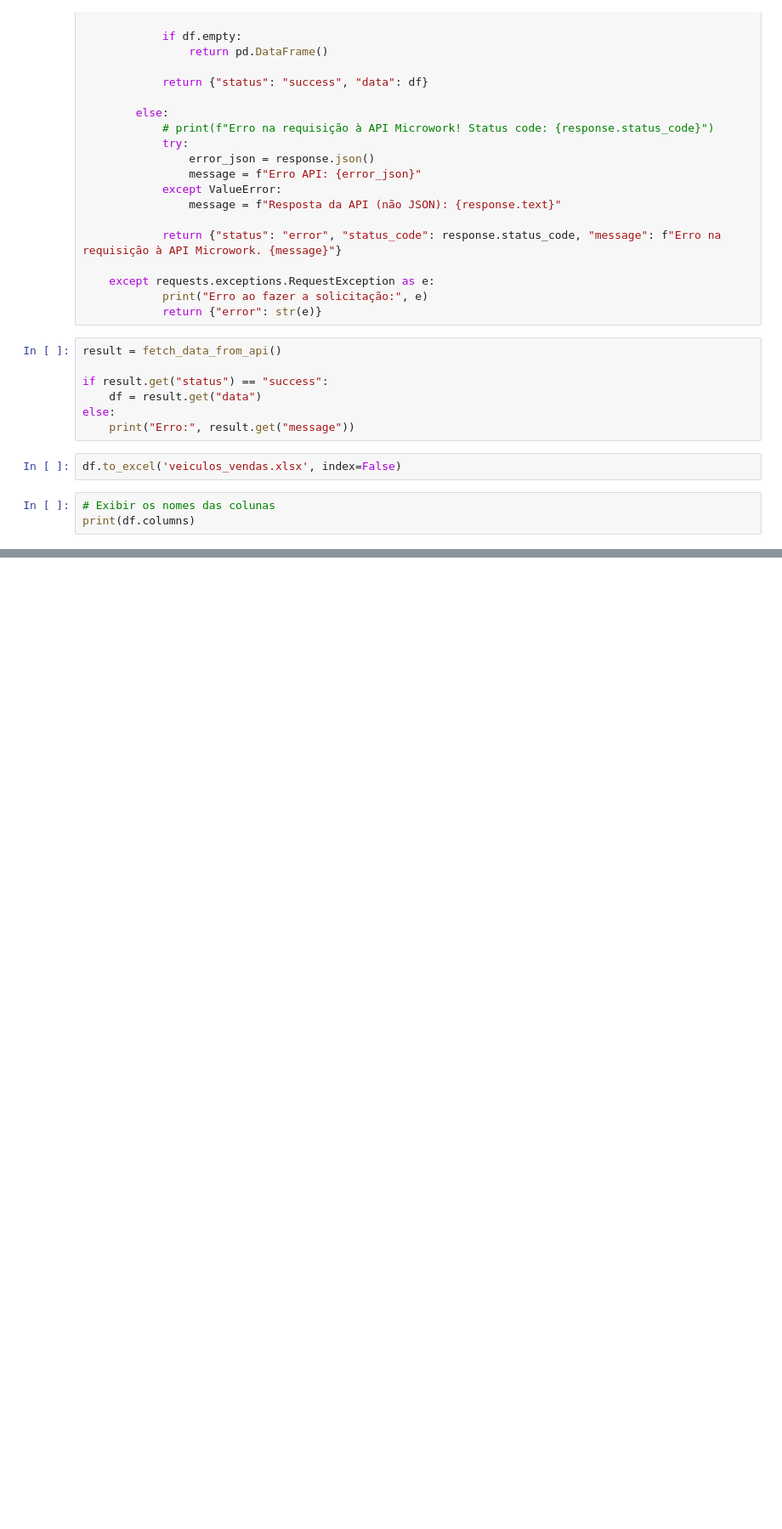
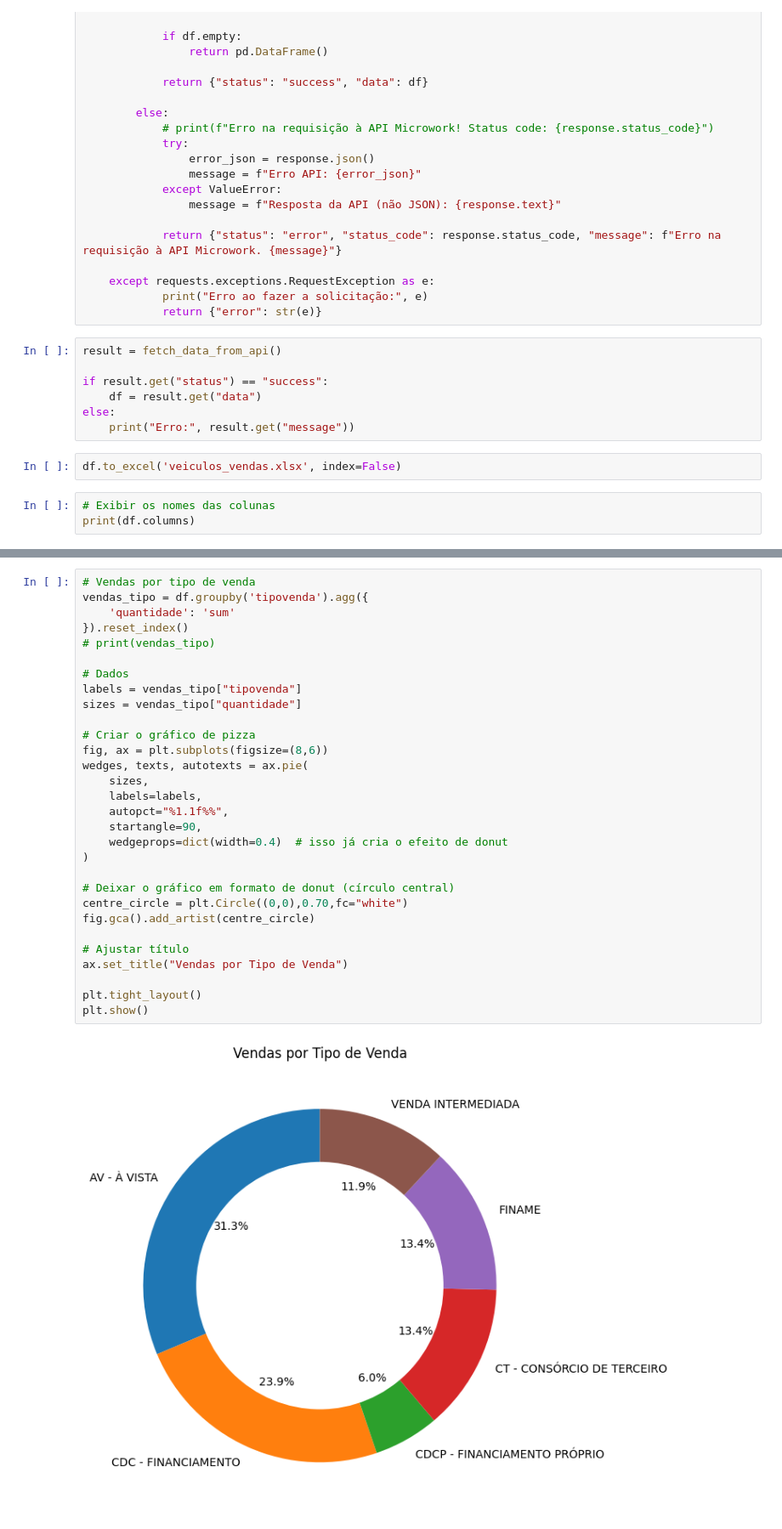
Before and after one commit to developerMallon/notebook, a Jupyter notebook: indicadores/get_veiculos_vendas.ipynb, the cells around one changed output, grey strips where cells are left out. Shown at 85% size. Saved outputs shown, nothing was run; the diff lists cells and outputs as text; blank space fills up the shorter version.

```diff
--- a/indicadores/get_veiculos_vendas.ipynb
+++ b/indicadores/get_veiculos_vendas.ipynb
@@ -125,0 +198,32 @@ print(vendas_empresa)
+# %%
+# Vendas por tipo de venda
+vendas_tipo = df.groupby('tipovenda').agg({
+    'quantidade': 'sum'
+}).reset_index()
+# print(vendas_tipo)
+
+# Dados
+labels = vendas_tipo["tipovenda"]
+sizes = vendas_tipo["quantidade"]
+
+# Criar o gráfico de pizza
+fig, ax = plt.subplots(figsize=(8,6))
+wedges, texts, autotexts = ax.pie(
+    sizes,
+    labels=labels,
+    autopct="%1.1f%%",
+    startangle=90,
+    wedgeprops=dict(width=0.4)  # isso já cria o efeito de donut
+)
+
+# Deixar o gráfico em formato de donut (círculo central)
+centre_circle = plt.Circle((0,0),0.70,fc="white")
+fig.gca().add_artist(centre_circle)
+
+# Ajustar título
+ax.set_title("Vendas por Tipo de Venda")
+
+plt.tight_layout()
+plt.show()
+# %% [output]
+[figure, added]
```
Also changed, not shown: parts of 16 cells of this notebook, 3 other files.
